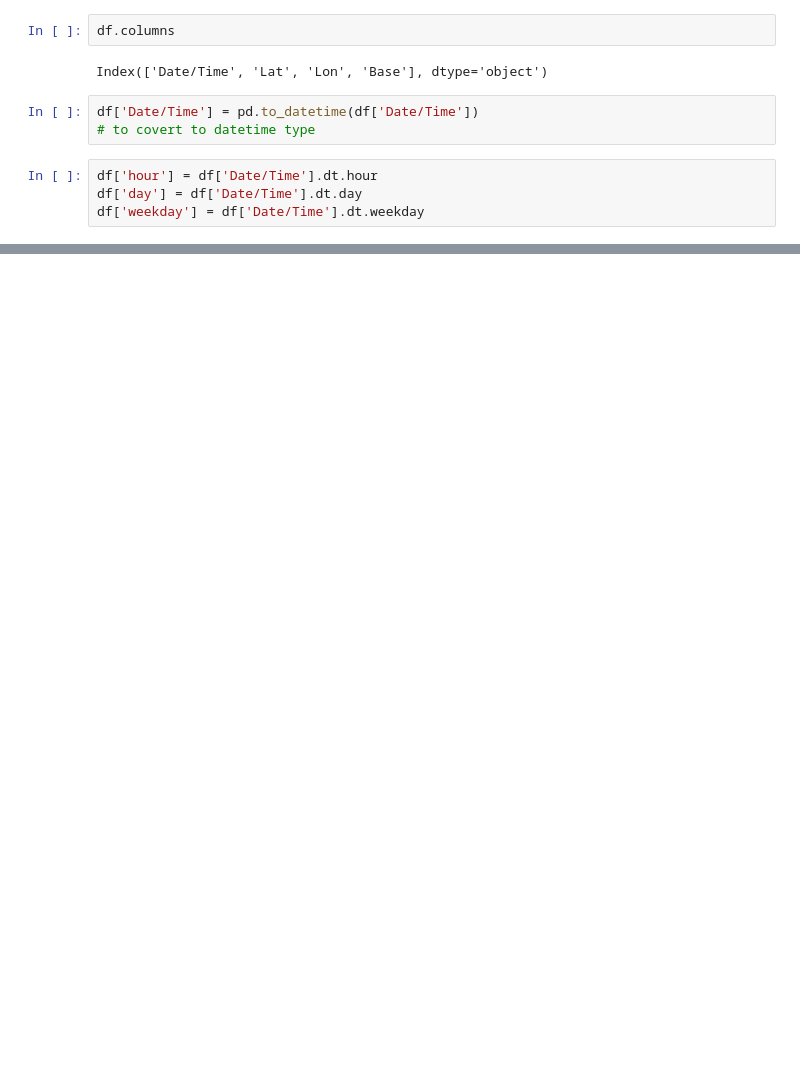
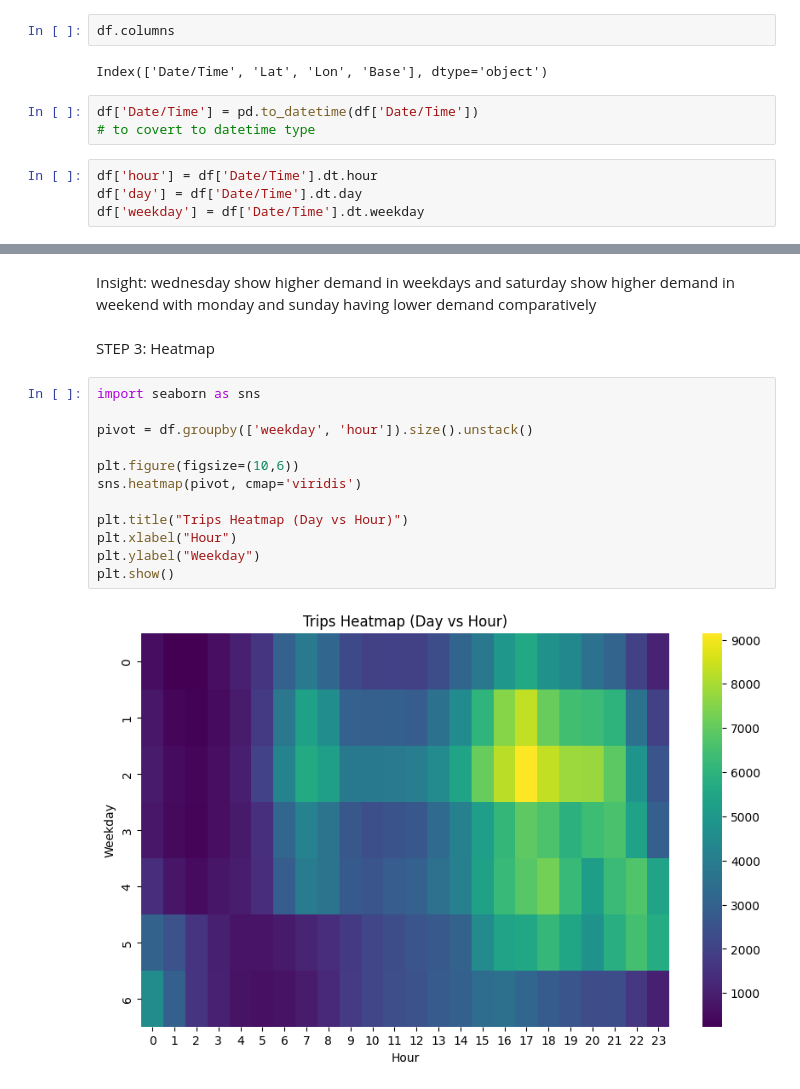
Before and after one commit to sunandha2/Urban-Mobility-Intelligence-Uber-Analysis, a Jupyter notebook: Uber_Pickup_Analysis.ipynb, the cells around one changed output, grey strips where cells are left out. Cells and saved outputs as stored; diff of their text form; blank space fills up the shorter version.

```diff
--- a/Uber_Pickup_Analysis.ipynb
+++ b/Uber_Pickup_Analysis.ipynb
@@ -49,0 +81,19 @@ df['weekday'] = df['Date/Time'].dt.weekday
+# %% [markdown]
+Insight:
+wednesday show higher demand in weekdays and saturday show higher demand in weekend with monday and sunday having lower demand comparatively
+# %% [markdown]
+STEP 3: Heatmap
+# %%
+import seaborn as sns
+
+pivot = df.groupby(['weekday', 'hour']).size().unstack()
+
+plt.figure(figsize=(10,6))
+sns.heatmap(pivot, cmap='viridis')
+
+plt.title("Trips Heatmap (Day vs Hour)")
+plt.xlabel("Hour")
+plt.ylabel("Weekday")
+plt.show()
+# %% [output]
+[figure, added]
```
Also changed, not shown: parts of 12 cells of this notebook.
